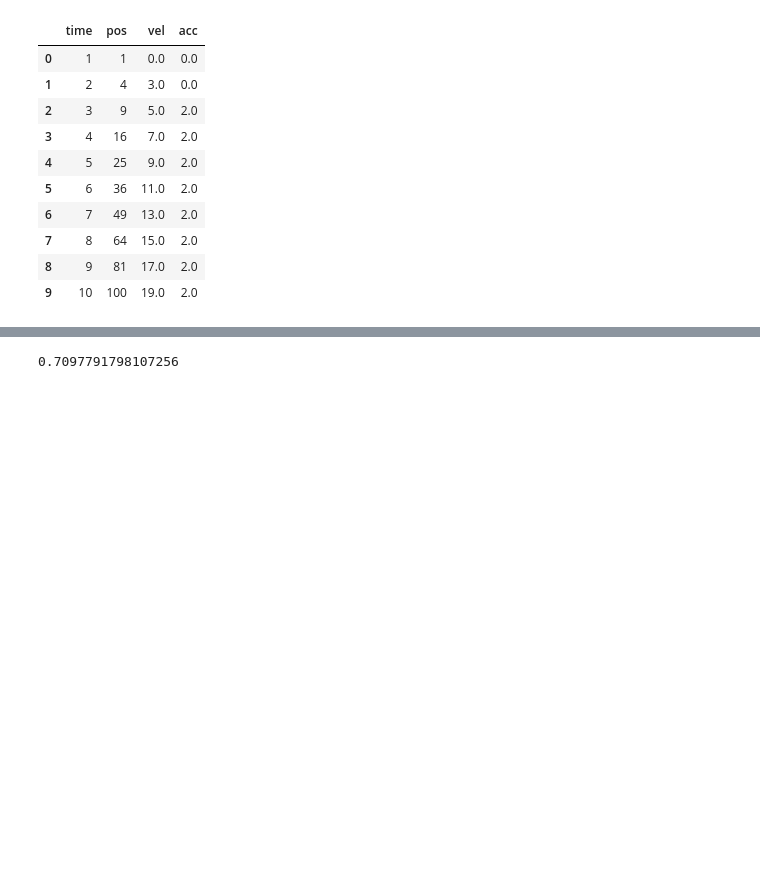
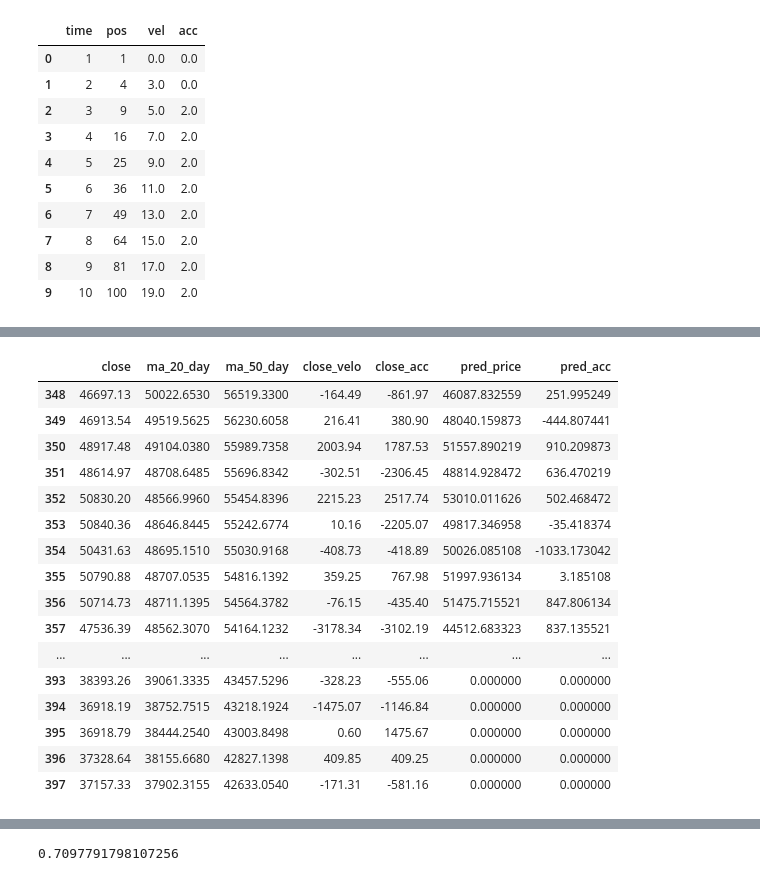
Before and after one commit to Price-Prediction-Model-Org/Price-Prediction-Model-Group, a Jupyter notebook: Model_Integration.ipynb, the cells around one changed output, grey strips where cells are left out. Cells and saved outputs as stored; diff of their text form; code cells hidden in the pictures; blank space fills up the shorter version.

```diff
--- a/Model_Integration.ipynb
+++ b/Model_Integration.ipynb
@@ -277 +410,21 @@ def predict_past_year_acc(session, coin, model, scaler, look_back):
+# %%
+features_df.iloc[-50:, :]
+# %% [output]
+|  | close | ma_20_day | ma_50_day | close_velo | close_acc | pred_price | pred_acc |
+| 348 | 46697.13 | 50022.6530 | 56519.3300 | -164.49 | -861.97 | 46087.832559 | 251.995249 |
+| 349 | 46913.54 | 49519.5625 | 56230.6058 | 216.41 | 380.90 | 48040.159873 | -444.807441 |
+| 350 | 48917.48 | 49104.0380 | 55989.7358 | 2003.94 | 1787.53 | 51557.890219 | 910.209873 |
+| 351 | 48614.97 | 48708.6485 | 55696.8342 | -302.51 | -2306.45 | 48814.928472 | 636.470219 |
+| 352 | 50830.20 | 48566.9960 | 55454.8396 | 2215.23 | 2517.74 | 53010.011626 | 502.468472 |
+| 353 | 50840.36 | 48646.8445 | 55242.6774 | 10.16 | -2205.07 | 49817.346958 | -35.418374 |
+| 354 | 50431.63 | 48695.1510 | 55030.9168 | -408.73 | -418.89 | 50026.085108 | -1033.173042 |
+| 355 | 50790.88 | 48707.0535 | 54816.1392 | 359.25 | 767.98 | 51997.936134 | 3.185108 |
+| 356 | 50714.73 | 48711.1395 | 54564.3782 | -76.15 | -435.40 | 51475.715521 | 847.806134 |
+| 357 | 47536.39 | 48562.3070 | 54164.1232 | -3178.34 | -3102.19 | 44512.683323 | 837.135521 |
+| ... | ... | ... | ... | ... | ... | ... | ... |
+| 393 | 38393.26 | 39061.3335 | 43457.5296 | -328.23 | -555.06 | 0.000000 | 0.000000 |
+| 394 | 36918.19 | 38752.7515 | 43218.1924 | -1475.07 | -1146.84 | 0.000000 | 0.000000 |
+| 395 | 36918.79 | 38444.2540 | 43003.8498 | 0.60 | 1475.67 | 0.000000 | 0.000000 |
+| 396 | 37328.64 | 38155.6680 | 42827.1398 | 409.85 | 409.25 | 0.000000 | 0.000000 |
+| 397 | 37157.33 | 37902.3155 | 42633.0540 | -171.31 | -581.16 | 0.000000 | 0.000000 |
 # %%
```
Also changed, not shown: parts of 10 cells of this notebook, 4 other files.
